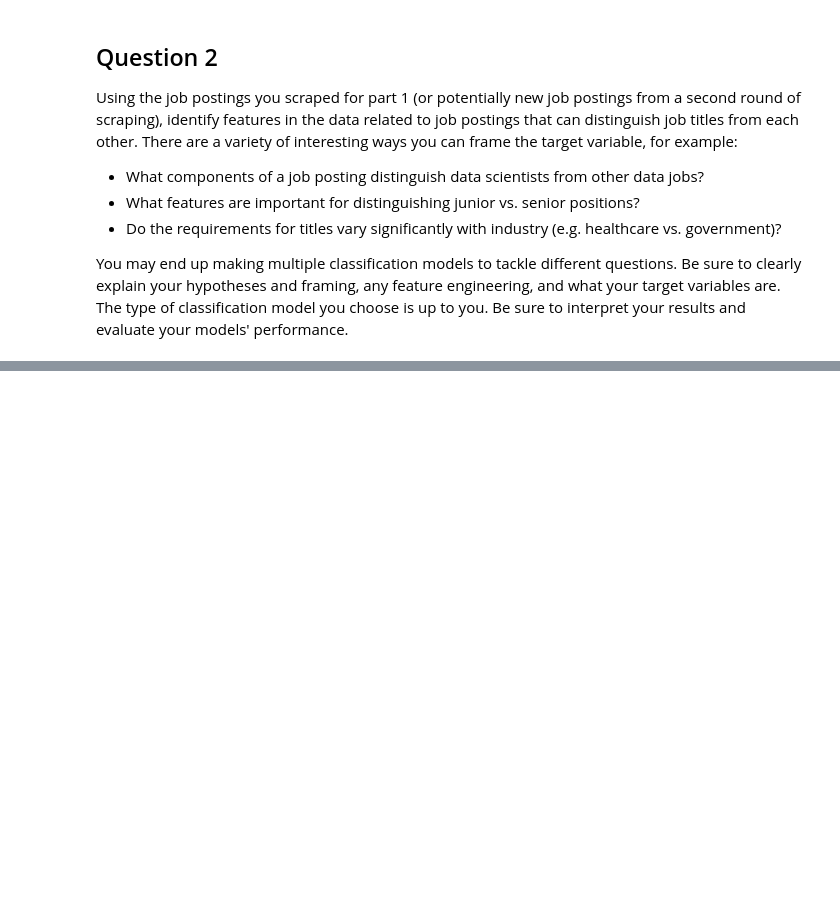
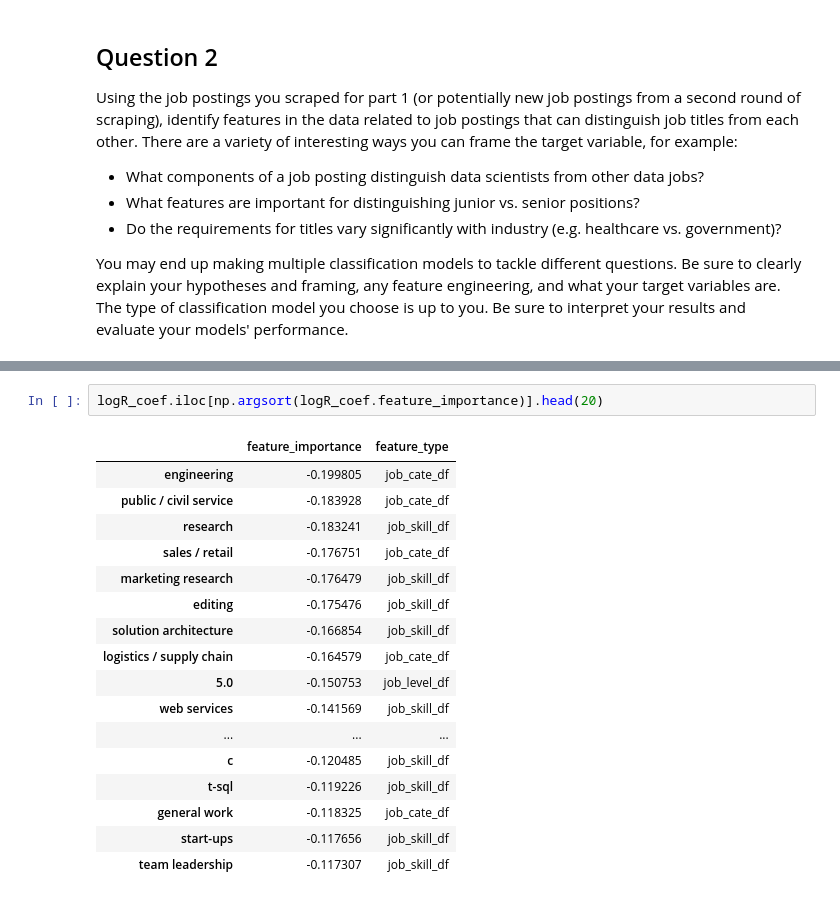
Before and after one commit to Miaowshroom/project-4, a Jupyter notebook: Project_4-randomstate.ipynb, the cells around one changed output, grey strips where cells are left out. Drawn from its saved outputs; the diff is of its cells as text; blank space fills up the shorter version.

```diff
--- a/Project_4-randomstate.ipynb
+++ b/Project_4-randomstate.ipynb
@@ -841,0 +902,20 @@ weighted avg       0.88      0.89      0.88       363
+# %%
+logR_coef.iloc[np.argsort(logR_coef.feature_importance)].head(20)
+# %% [output]
+|  | feature_importance | feature_type |
+| engineering | -0.199805 | job_cate_df |
+| public / civil service | -0.183928 | job_cate_df |
+| research | -0.183241 | job_skill_df |
+| sales / retail | -0.176751 | job_cate_df |
+| marketing research | -0.176479 | job_skill_df |
+| editing | -0.175476 | job_skill_df |
+| solution architecture | -0.166854 | job_skill_df |
+| logistics / supply chain | -0.164579 | job_cate_df |
+| 5.0 | -0.150753 | job_level_df |
+| web services | -0.141569 | job_skill_df |
+| ... | ... | ... |
+| c | -0.120485 | job_skill_df |
+| t-sql | -0.119226 | job_skill_df |
+| general work | -0.118325 | job_cate_df |
+| start-ups | -0.117656 | job_skill_df |
+| team leadership | -0.117307 | job_skill_df |
```
Also changed, not shown: parts of 53 cells of this notebook, 3 other files.
